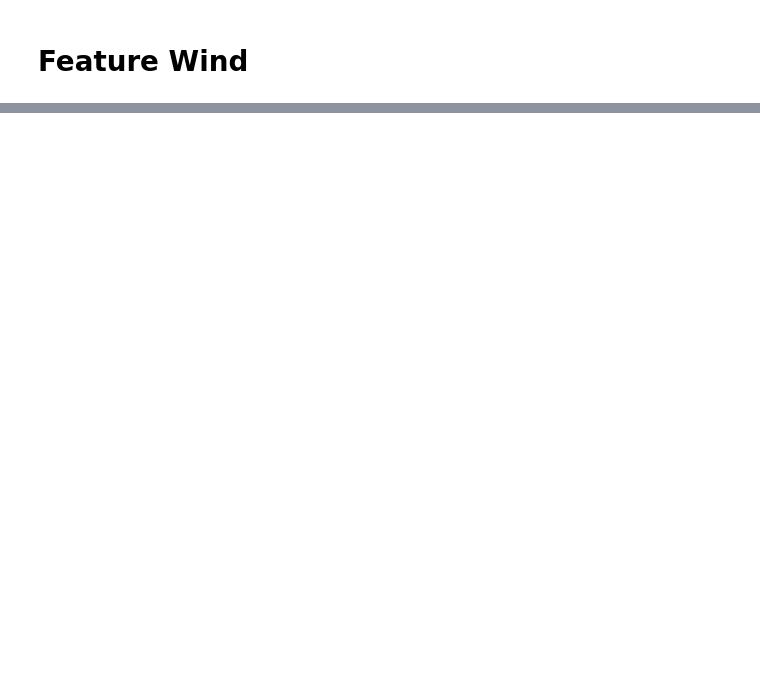
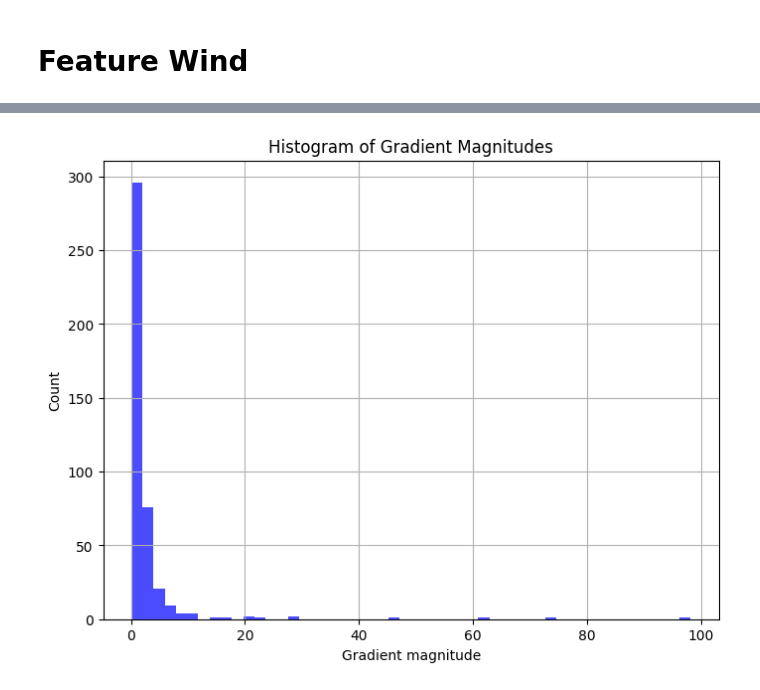
Before and after one commit to jiahaoxu14/FeatureWind, a Jupyter notebook: featurewind.ipynb, the cells around one changed output, grey strips where cells are left out. Cells and saved outputs as stored; diff of their text form; code cells hidden in the pictures; blank space fills up the shorter version.

```diff
--- a/featurewind.ipynb
+++ b/featurewind.ipynb
@@ -140,22 +126,22 @@ grid_size = 10
 # %%
 # --- Select by top features ---
-n = 3  # Number of top features to select
-feature_max_vals = []
+# n = 3  # Number of top features to select
+# feature_max_vals = []
 
-# Compute maximum value for each feature
-for feature_idx in range(feature_count):
-    f_grid_feature, _, _, _ = ScalarField.reconstruct_scalar_field(points, grid_size=grid_size, feature_index=feature_idx)
-    max_val = np.nanmax(f_grid_feature)
-    feature_max_vals.append(max_val)
+# # Compute maximum value for each feature
+# for feature_idx in range(feature_count):
+#     f_grid_feature, _, _, _ = ScalarField.reconstruct_scalar_field(points, grid_size=grid_size, feature_index=feature_idx)
+#     max_val = np.nanmax(f_grid_feature)
+#     feature_max_vals.append(max_val)
 
-# Get indices of top n features with highest max values.
-top_n_indices = np.argsort(feature_max_vals)[::-1][:n]
+# # Get indices of top n features with highest max values.
+# top_n_indices = np.argsort(feature_max_vals)[::-1][:n]
 
-# select feature by indices
-selected_features = top_n_indices.tolist()
+# # select feature by indices
+# selected_features = top_n_indices.tolist()
 
 # --- Selected by indices ---
-# selected_features = [3]
+selected_features = [1]
 # %%
 selected_colors = all_colors[selected_features]
 
@@ -257,0 +263,11 @@ plt.show()
+# %%
+# Plot a histogram of the hyp array values.
+plt.figure(figsize=(8,6))
+plt.hist(hyp.flatten(), bins=50, color='blue', alpha=0.7)
+plt.title("Histogram of Gradient Magnitudes")
+plt.xlabel("Gradient magnitude")
+plt.ylabel("Count")
+plt.grid(True)
+plt.show()
+# %% [output]
+[figure, added]
```
Also changed, not shown: parts of 6 cells of this notebook, 1 other file.
